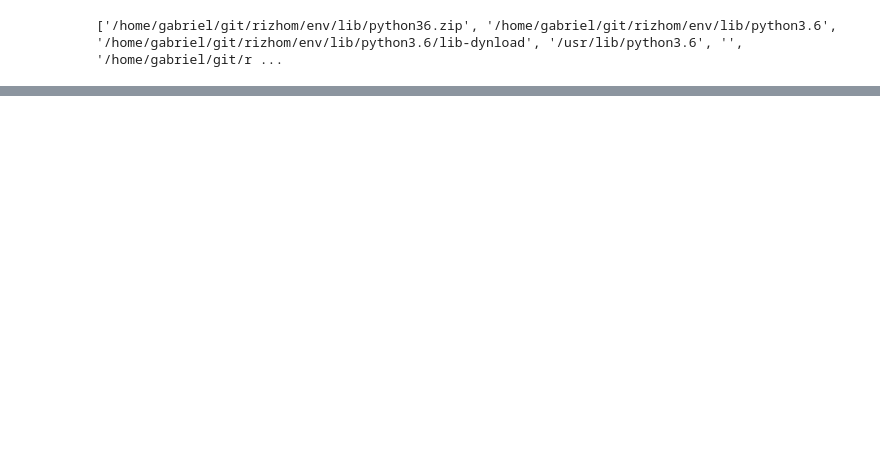
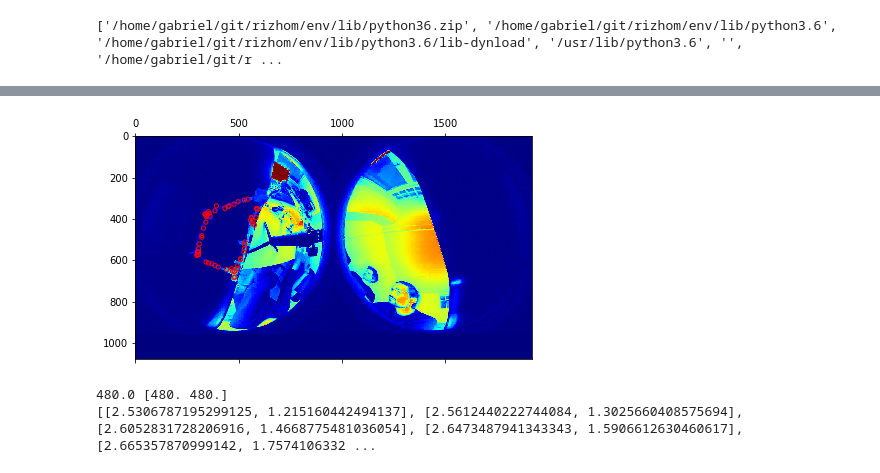
Before and after one commit to nuru-nu/moyo, a Jupyter notebook: notebooks/pixel_mapping.ipynb, the cells around one changed output, grey strips where cells are left out. Drawn from its saved outputs; the diff is of its cells as text; code cells hidden in the pictures; blank space fills up the shorter version.

Commit message:
Pixel mapping algo working. Need cleaner data. Mapping to polar coordinates done.

```diff
--- a/notebooks/pixel_mapping.ipynb
+++ b/notebooks/pixel_mapping.ipynb
@@ -19,5 +21,6 @@ for i, file in enumerate(paths):
         data = np.zeros([len(paths) - 1, im.shape[0], im.shape[1]])
         im0 = im
         continue
-    data[i-1,:,:] = np.clip(im - im0, 0, 255).astype(np.int8)
-    if i > 5: break
+    data[i-1,:,:] = np.sqrt((im.astype("float") - im0.astype("float")) ** 2)
+    #print(i, np.min(data[i-1]), np.max(data[i-1]))
+data.shape
@@ -108,0 +46,10 @@ plt.matshow(data[2, 250:350, 500:600], cmap='gray')
+# %%
+x_off = (200, 800)
+y_off = (200, 700)
+pixel_cos = []
+pix_imgs = data[::3]
+len(pix_imgs)
+for idx, img in enumerate(pix_imgs):
+    conv = ndimage.convolve(img[x_off[0]:x_off[1],y_off[0]:y_off[1]], kernel, mode='constant')
+    pixel_cos.append(np.array(np.unravel_index(np.argmax(conv), conv.shape)) + [x_off[0], y_off[0]])
+    print("Pixel Nr:", idx, ". Co:", pixel_cos[-1])
@@ -108,0 +74,11 @@ plt.matshow(data[2, 250:350, 500:600], cmap='gray')
+# %%
+x_off = (200, 800)
+y_off = (200, 700)
+#plt.matshow(im0[x_off[0]:x_off[1],y_off[0]:y_off[1]], cmap='jet')
+plt.matshow(im0, cmap='jet')
+
+ax = plt.gca()
+for co in pixel_cos:
+    ax.add_artist(plt.Circle(co[::-1], 10, color='r', fill=False))
+# %% [output]
+[figure, added]
@@ -108,0 +103,19 @@ plt.matshow(data[2, 250:350, 500:600], cmap='gray')
+# %%
+polar_cos = []
+radius = im0.shape[1]/4
+mid_bottom = np.array([radius]*2)
+mid_top = np.array([radius, im0.shape[1]/2 + radius])
+
+print(radius, mid_bottom)
+for co in pixel_cos:
+    if co[1] > im0.shape[1]/2:
+        theta = (np.linalg.norm(co - mid_top) / radius) * np.pi / 2 # 0 - 90deg
+        phi = angle_between(co - mid_top, np.array([0, 1])) # 0 - 360deg
+    else:
+        theta = np.pi - (np.linalg.norm(co - mid_bottom) / radius) * np.pi / 2 # 90 - 180deg
+        phi = angle_between(co - mid_bottom, np.array([0, 1])) # 0 - 360deg
+    polar_cos.append([theta, phi])
+print(polar_cos)
+# %% [output]
+480.0 [480. 480.]
+[[2.5306787195299125, 1.215160442494137], [2.5612440222744084, 1.3025660408575694], [2.6052831728206916, 1.4668775481036054], [2.6473487941343343, 1.5906612630460617], [2.665357870999142, 1.7574106332 ...
```
Also changed, not shown: parts of 13 cells of this notebook.
